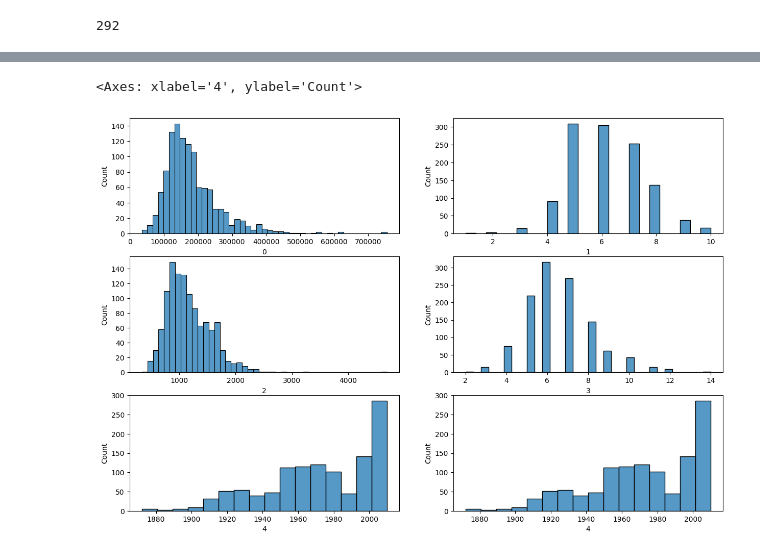
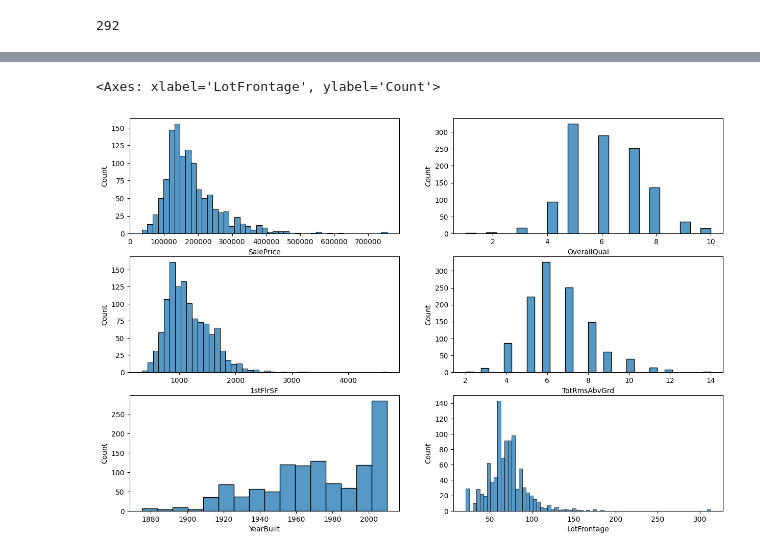
Before and after one commit to am23006810/CienciaDeDatosEnPython-Proyecto01, a Jupyter notebook: Proyecto01.ipynb, the cells around one changed output, grey strips where cells are left out. Drawn from its saved outputs; the diff is of its cells as text; code cells hidden in the pictures.

```diff
--- a/Proyecto01.ipynb
+++ b/Proyecto01.ipynb
@@ -41,6 +41,9 @@ len(data_test)
 # %%
 df_train = pd.DataFrame(data_train)
 df_test = pd.DataFrame(data_test)
+# %%
+df_train = df_train.rename(columns={0: "SalePrice", 1: "OverallQual", 2: "1stFlrSF", 3: "TotRmsAbvGrd", 4: "YearBuilt", 5: "LotFrontage"})
+df_test = df_test.rename(columns={0: "SalePrice", 1: "OverallQual", 2: "1stFlrSF", 3: "TotRmsAbvGrd", 4: "YearBuilt", 5: "LotFrontage"})
 # %%
 df_train.describe()
 # %% [output]
@@ -108,11 +111,11 @@ array([4.100e+05, 7.000e+00, 2.766e+03, 9.000e+00, 1.290e+02,       nan])
 # %%
 fig, axes = plt.subplots(3, 2, figsize=(15, 10))
-sns.histplot(data=df_train[0], ax=axes[0,0])
-sns.histplot(data=df_train[1], ax=axes[0,1])
-sns.histplot(data=df_train[2], ax=axes[1,0])
-sns.histplot(data=df_train[3], ax=axes[1,1])
-sns.histplot(data=df_train[4], ax=axes[2,0])
-sns.histplot(data=df_train[4], ax=axes[2,1])
+sns.histplot(data=df_train["SalePrice"], ax=axes[0,0])
+sns.histplot(data=df_train["OverallQual"], ax=axes[0,1])
+sns.histplot(data=df_train["1stFlrSF"], ax=axes[1,0])
+sns.histplot(data=df_train["TotRmsAbvGrd"], ax=axes[1,1])
+sns.histplot(data=df_train["YearBuilt"], ax=axes[2,0])
+sns.histplot(data=df_train["LotFrontage"], ax=axes[2,1])
 # %% [output]
-<Axes: xlabel='4', ylabel='Count'>
+<Axes: xlabel='LotFrontage', ylabel='Count'>
-[figure, old version]
+[figure, new version]
```
Also changed, not shown: parts of 49 cells of this notebook.
